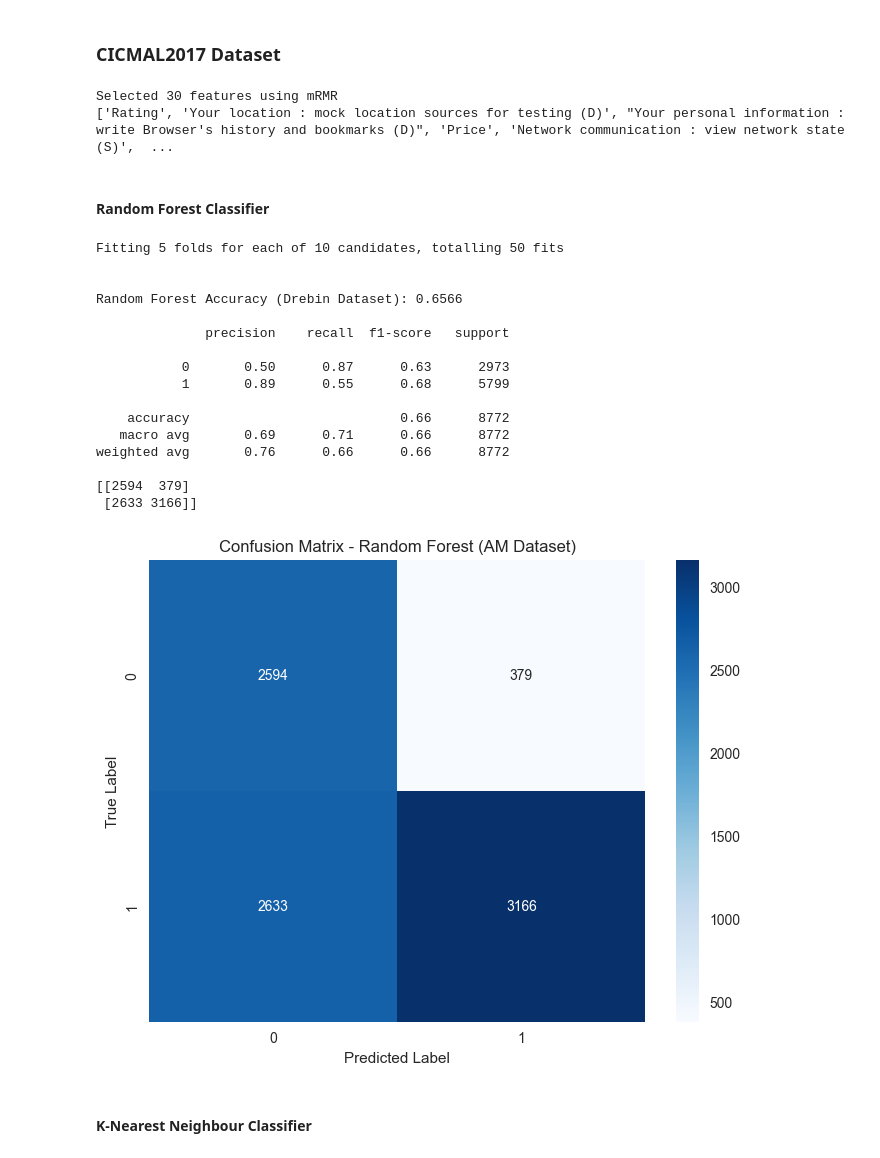
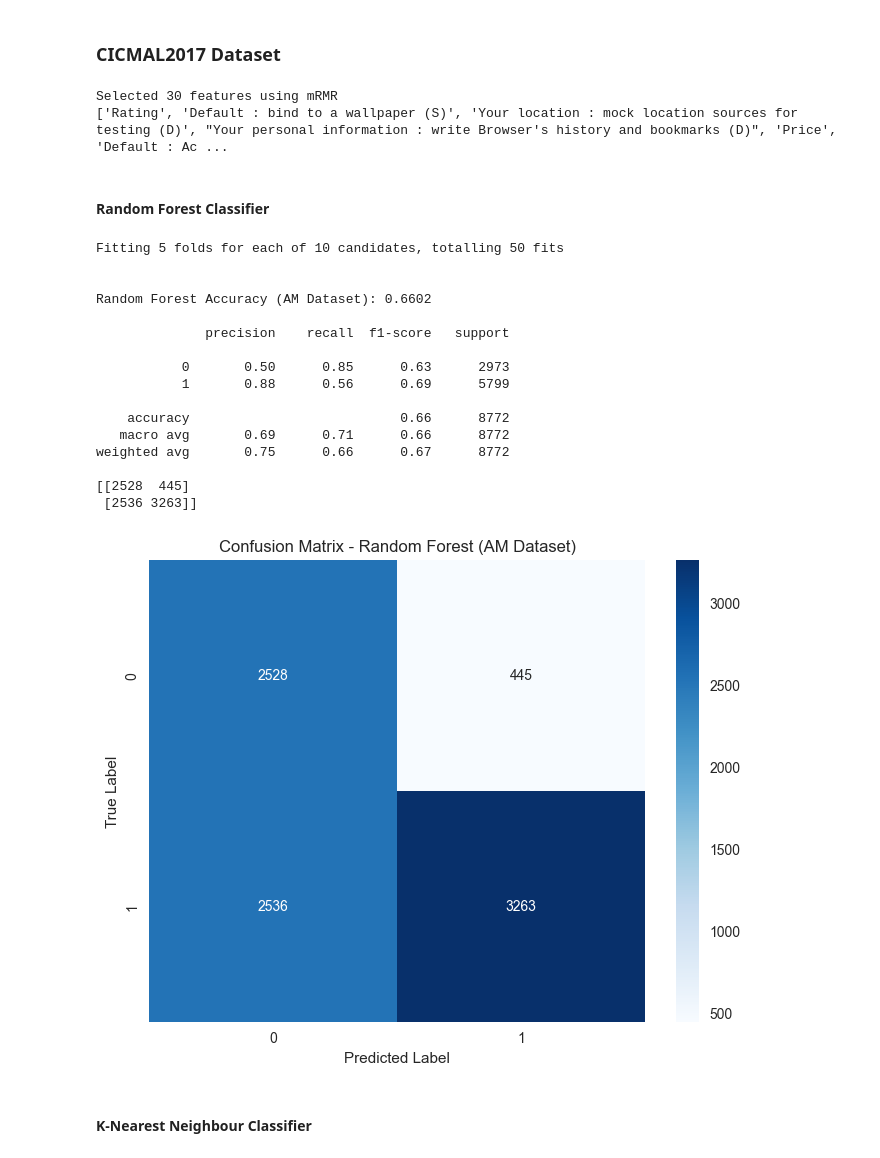
Before and after one commit to Carl-Trebor-Katalbas/MALDROID, a Jupyter notebook: ipynb/MALDROID_dataset.ipynb, the cells around one changed output. Cells and saved outputs as stored; diff of their text form; code cells hidden in the pictures.

```diff
--- a/ipynb/MALDROID_dataset.ipynb
+++ b/ipynb/MALDROID_dataset.ipynb
@@ -318,14 +328,14 @@ y_am = am_cleaned['class']
 
 X_train_am, X_test_am, y_train_am, y_test_am = train_test_split(X_am, y_am, test_size=0.3, random_state=42, stratify=y_am ,shuffle=True)
 
-X_bal_am, y_bal_am = ros.fit_resample(X_train_am, y_train_am)
-
-selected_features_am = mrmr_classif(X=X_bal_am, y=y_bal_am, K=30, n_jobs=-1, show_progress=True)
+selected_features_am = mrmr_classif(X=X_train_am, y=y_train_am, K=30, n_jobs=-1, show_progress=True)
 
 print(f"Selected {len(selected_features_am)} features using mRMR")
 print(selected_features_am[:10])
 
-X_train_scale_am = scaler.fit_transform(X_bal_am[selected_features_am])
+X_bal_am, y_bal_am = ros.fit_resample(X_train_am[selected_features_am], y_train_am)
+
+X_train_scale_am = scaler.fit_transform(X_bal_am)
 X_test_scale_am = scaler.transform(X_test_am[selected_features_am])
 
 pca = PCA(n_components=0.95)
@@ -409,14 +422,14 @@ y_amsf = amsf['class']
 
 X_train_amsf, X_test_amsf, y_train_amsf, y_test_amsf = train_test_split(X_amsf, y_amsf, test_size=0.3, random_state=42, stratify=y_amsf ,shuffle=True)
 
-X_bal_amsf, y_bal_amsf = ros.fit_resample(X_train_amsf, y_train_amsf)
-
-selected_features_amsf = mrmr_classif(X=X_bal_amsf, y=y_bal_amsf, K=30, n_jobs=-1, show_progress=True)
+selected_features_amsf = mrmr_classif(X=X_train_amsf, y=y_train_amsf, K=30, n_jobs=-1, show_progress=True)
 
 print(f"Selected {len(selected_features_amsf)} features using mRMR")
 print(selected_features_amsf[:10])
 
-X_train_scale_amsf = scaler.fit_transform(X_bal_amsf[selected_features_amsf])
+X_bal_amsf, y_bal_amsf = ros.fit_resample(X_train_amsf[selected_features_amsf], y_train_amsf)
+
+X_train_scale_amsf = scaler.fit_transform(X_bal_amsf)
 X_test_scale_amsf = scaler.transform(X_test_amsf[selected_features_amsf])
 
 X_train_scaled_amsf = pca.fit_transform(X_train_scale_amsf)
@@ -466,44 +515,63 @@ y_cic = cic_cleaned['class']
 
 X_train_cic, X_test_cic, y_train_cic, y_test_cic = train_test_split(X_cic, y_cic, test_size=0.3, random_state=42, stratify=y_cic ,shuffle=True)
 
-X_bal_cic, y_bal_cic = ros.fit_resample(X_train_cic, y_train_cic)
+def remove_outliers_iqr(df, cols):
+    for col in cols:
+        if col in df.columns:
+            Q1 = df[col].quantile(0.25)
+            Q3 = df[col].quantile(0.75)
+            IQR = Q3 - Q1
+            lower = Q1 - 1.5 * IQR
+            upper = Q3 + 1.5 * IQR
+            before = df.shape[0]
+            df = df[(df[col] >= lower) & (df[col] <= upper)]
+            after = df.shape[0]
+            print(f"Removed {before - after} outliers from '{col}'")
+    return df
 
-selected_features_cic = mrmr_classif(X=X_bal_cic, y=y_bal_cic, K=30, n_jobs=-1, show_progress=True)
+numeric_cols_cic = ['rating', 'number_of_ratings', 'price',
+                'dangerous_permissions_count', 'safe_permissions_count']
+
+X_train_cic = remove_outliers_iqr(X_train_cic, numeric_cols_cic)
+
+selected_features_cic = mrmr_classif(X=X_train_cic, y=y_train_cic, K=30, n_jobs=-1, show_progress=True)
 
 print(f"Selected {len(selected_features_cic)} features using mRMR")
 print(selected_features_cic[:10])
 
-X_train_scale_cic = scaler.fit_transform(X_bal_cic[selected_features_cic])
+X_bal_cic, y_bal_cic = ros.fit_resample(X_train_cic[selected_features_cic], y_train_cic)
+
+X_train_scale_cic = scaler.fit_transform(X_bal_cic)
 X_test_scale_cic = scaler.transform(X_test_cic[selected_features_cic])
 
 X_train_scaled_cic = pca.fit_transform(X_train_scale_cic)
 X_test_scaled_cic = pca.transform(X_test_scale_cic)
 # %% [output]
 Selected 30 features using mRMR
-['Rating', 'Your location : mock location sources for testing (D)', "Your personal information : write Browser's history and bookmarks (D)", 'Price', 'Network communication : view network state (S)',  ...
+['Rating', 'Default : bind to a wallpaper (S)', 'Your location : mock location sources for testing (D)', "Your personal information : write Browser's history and bookmarks (D)", 'Price', 'Default : Ac ...
 # %% [markdown]
 #### Random Forest Classifier
 # %%
 # ----- CIC Random Forest -----
-rf_function(X_train_scaled_cic, y_bal_cic, X_test_scaled_cic, y_test_cic, "AM")
+rf_best_cic, rf_accuracy_cic, rf_cm_cic, rf_pred_cic = rf_function(X_train_scaled_cic, y_bal_cic, X_test_scaled_cic, y_test_cic, "AM")
 # %% [output]
 Fitting 5 folds for each of 10 candidates, totalling 50 fits
 
 
-Random Forest Accuracy (Drebin Dataset): 0.6566
+Random Forest Accuracy (AM Dataset): 0.6602
 
               precision    recall  f1-score   support
 
-           0       0.50      0.87      0.63      2973
-           1       0.89      0.55      0.68      5799
+           0       0.50      0.85      0.63      2973
+           1       0.88      0.56      0.69      5799
 
     accuracy                           0.66      8772
    macro avg       0.69      0.71      0.66      8772
-weighted avg       0.76      0.66      0.66      8772
+weighted avg       0.75      0.66      0.67      8772
 
-[[2594  379]
- [2633 3166]]
+[[2528  445]
+ [2536 3263]]
-[figure, old version]
+[figure, new version]
 # %% [markdown]
 #### K-Nearest Neighbour Classifier
 # %%
```
Also changed, not shown: parts of 31 cells of this notebook.
